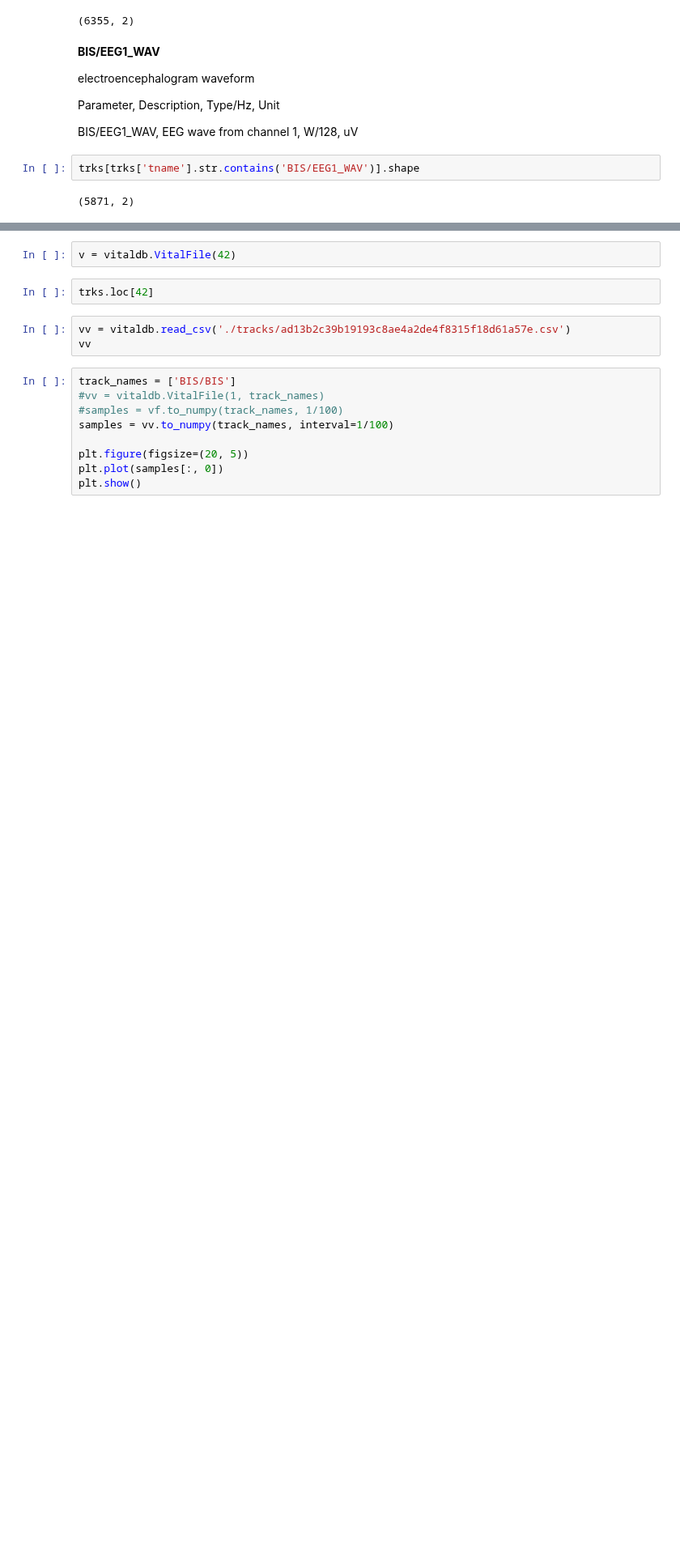
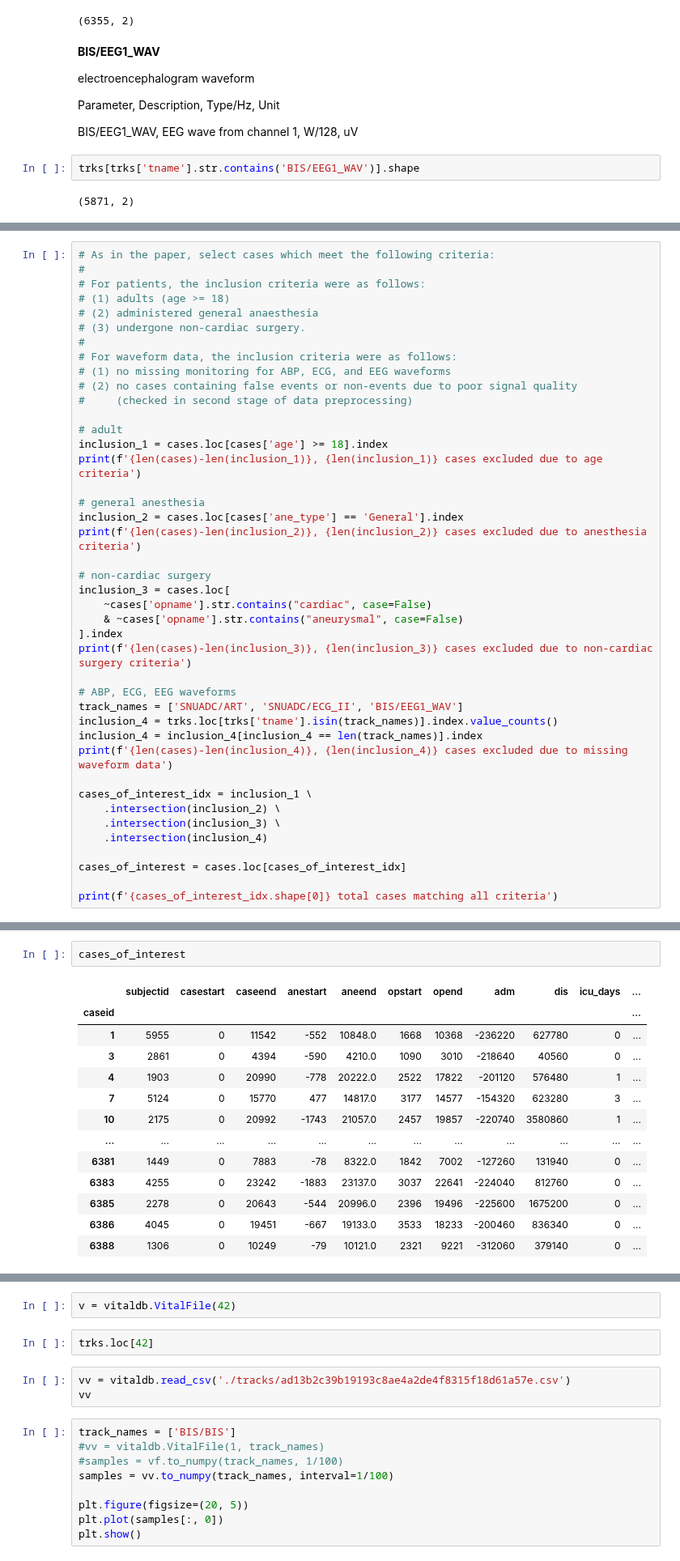
Before and after one commit to abarrie2/cs598-dlh-project, a Jupyter notebook: shaun.ipynb, the cells around one changed output, grey strips where cells are left out. Shown at 81% size. Saved outputs shown, nothing was run; the diff lists cells and outputs as text; blank space fills up the shorter version.

Commit message:
Cases and Tracks caching. - Store and reuse cases data. - Store and reuse tracks data. - Logic to map from cases of interest to tracks of interest.

```diff
--- a/shaun.ipynb
+++ b/shaun.ipynb
@@ -152,0 +193,42 @@ cases.loc[42]
+# %%
+# As in the paper, select cases which meet the following criteria:
+#
+# For patients, the inclusion criteria were as follows:
+# (1) adults (age >= 18)
+# (2) administered general anaesthesia
+# (3) undergone non-cardiac surgery.
+#
+# For waveform data, the inclusion criteria were as follows:
+# (1) no missing monitoring for ABP, ECG, and EEG waveforms
+# (2) no cases containing false events or non-events due to poor signal quality
+#     (checked in second stage of data preprocessing)
+
+# adult
+inclusion_1 = cases.loc[cases['age'] >= 18].index
+print(f'{len(cases)-len(inclusion_1)}, {len(inclusion_1)} cases excluded due to age criteria')
+
+# general anesthesia
+inclusion_2 = cases.loc[cases['ane_type'] == 'General'].index
+print(f'{len(cases)-len(inclusion_2)}, {len(inclusion_2)} cases excluded due to anesthesia criteria')
+
+# non-cardiac surgery
+inclusion_3 = cases.loc[
+    ~cases['opname'].str.contains("cardiac", case=False)
+    & ~cases['opname'].str.contains("aneurysmal", case=False)
+].index
+print(f'{len(cases)-len(inclusion_3)}, {len(inclusion_3)} cases excluded due to non-cardiac surgery criteria')
+
+# ABP, ECG, EEG waveforms
+track_names = ['SNUADC/ART', 'SNUADC/ECG_II', 'BIS/EEG1_WAV']
+inclusion_4 = trks.loc[trks['tname'].isin(track_names)].index.value_counts()
+inclusion_4 = inclusion_4[inclusion_4 == len(track_names)].index
+print(f'{len(cases)-len(inclusion_4)}, {len(inclusion_4)} cases excluded due to missing waveform data')
+
+cases_of_interest_idx = inclusion_1 \
+    .intersection(inclusion_2) \
+    .intersection(inclusion_3) \
+    .intersection(inclusion_4)
+
+cases_of_interest = cases.loc[cases_of_interest_idx]
+
+print(f'{cases_of_interest_idx.shape[0]} total cases matching all criteria')
@@ -152,0 +241,16 @@ cases.loc[42]
+# %%
+cases_of_interest
+# %% [output]
+|  | subjectid | casestart | caseend | anestart | aneend | opstart | opend | adm | dis | icu_days | ... |
+| caseid |  |  |  |  |  |  |  |  |  |  | ... |
+| 1 | 5955 | 0 | 11542 | -552 | 10848.0 | 1668 | 10368 | -236220 | 627780 | 0 | ... |
+| 3 | 2861 | 0 | 4394 | -590 | 4210.0 | 1090 | 3010 | -218640 | 40560 | 0 | ... |
+| 4 | 1903 | 0 | 20990 | -778 | 20222.0 | 2522 | 17822 | -201120 | 576480 | 1 | ... |
+| 7 | 5124 | 0 | 15770 | 477 | 14817.0 | 3177 | 14577 | -154320 | 623280 | 3 | ... |
+| 10 | 2175 | 0 | 20992 | -1743 | 21057.0 | 2457 | 19857 | -220740 | 3580860 | 1 | ... |
+| ... | ... | ... | ... | ... | ... | ... | ... | ... | ... | ... | ... |
+| 6381 | 1449 | 0 | 7883 | -78 | 8322.0 | 1842 | 7002 | -127260 | 131940 | 0 | ... |
+| 6383 | 4255 | 0 | 23242 | -1883 | 23137.0 | 3037 | 22641 | -224040 | 812760 | 0 | ... |
+| 6385 | 2278 | 0 | 20643 | -544 | 20996.0 | 2396 | 19496 | -225600 | 1675200 | 0 | ... |
+| 6386 | 4045 | 0 | 19451 | -667 | 19133.0 | 3533 | 18233 | -200460 | 836340 | 0 | ... |
+| 6388 | 1306 | 0 | 10249 | -79 | 10121.0 | 2321 | 9221 | -312060 | 379140 | 0 | ... |
```
Also changed, not shown: parts of 26 cells of this notebook.
